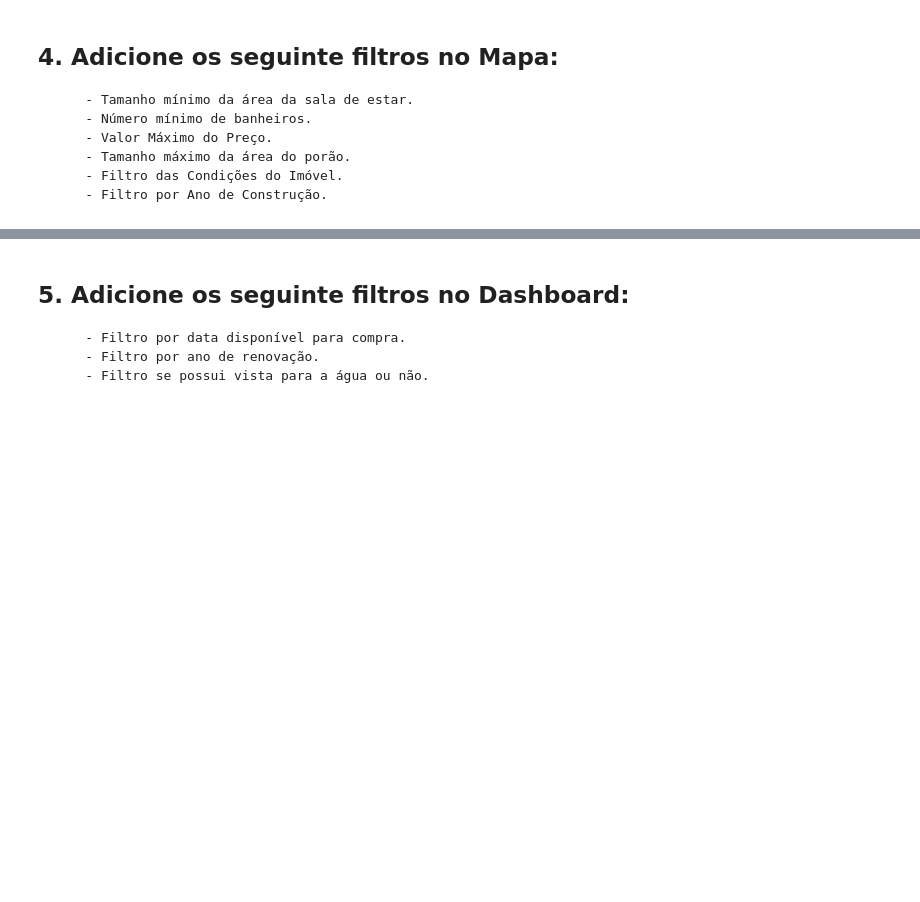
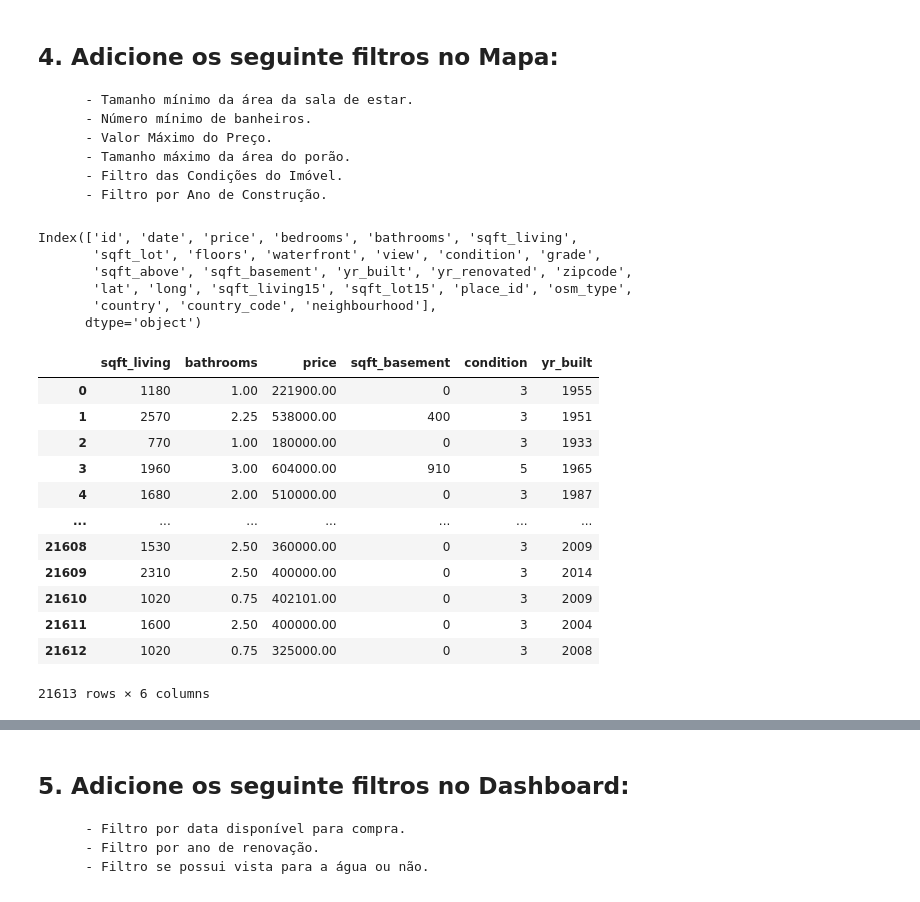
Before and after one commit to daniazevedo7/curso_python_zero_ao_ds, a Jupyter notebook: modulo_04/respostas_modulo_04.ipynb, the cells around one changed output, grey strips where cells are left out. Saved outputs shown, nothing was run; the diff lists cells and outputs as text; code cells hidden in the pictures; blank space fills up the shorter version.

```diff
--- a/modulo_04/respostas_modulo_04.ipynb
+++ b/modulo_04/respostas_modulo_04.ipynb
@@ -246,3 +267,31 @@ data
         - Tamanho máximo da área do porão.
         - Filtro das Condições do Imóvel.
         - Filtro por Ano de Construção.
+# %%
+#data = pd.read_csv( '/home/daniel/repos/curso_python_zero_ao_ds/datasets/kc_house_data.csv' )
+data = pd.read_csv( 'C:/Users/daniel.azevedo/repos/curso_python_zero_ao_ds/datasets/kc_house_data.csv' )
+# %%
+data.columns
+# %% [output]
+Index(['id', 'date', 'price', 'bedrooms', 'bathrooms', 'sqft_living',
+       'sqft_lot', 'floors', 'waterfront', 'view', 'condition', 'grade',
+       'sqft_above', 'sqft_basement', 'yr_built', 'yr_renovated', 'zipcode',
+       'lat', 'long', 'sqft_living15', 'sqft_lot15', 'place_id', 'osm_type',
+       'country', 'country_code', 'neighbourhood'],
+      dtype='object')
+# %%
+data[['sqft_living', 'bathrooms', 'price', 'sqft_basement', 'condition', 'yr_built']]
+# %% [output]
+|  | sqft_living | bathrooms | price | sqft_basement | condition | yr_built |
+| 0 | 1180 | 1.00 | 221900.00 | 0 | 3 | 1955 |
+| 1 | 2570 | 2.25 | 538000.00 | 400 | 3 | 1951 |
+| 2 | 770 | 1.00 | 180000.00 | 0 | 3 | 1933 |
+| 3 | 1960 | 3.00 | 604000.00 | 910 | 5 | 1965 |
+| 4 | 1680 | 2.00 | 510000.00 | 0 | 3 | 1987 |
+| ... | ... | ... | ... | ... | ... | ... |
+| 21608 | 1530 | 2.50 | 360000.00 | 0 | 3 | 2009 |
+| 21609 | 2310 | 2.50 | 400000.00 | 0 | 3 | 2014 |
+| 21610 | 1020 | 0.75 | 402101.00 | 0 | 3 | 2009 |
+| 21611 | 1600 | 2.50 | 400000.00 | 0 | 3 | 2004 |
+| 21612 | 1020 | 0.75 | 325000.00 | 0 | 3 | 2008 |
+21613 rows × 6 columns
```
Also changed, not shown: parts of 14 cells of this notebook, 1 other file.
